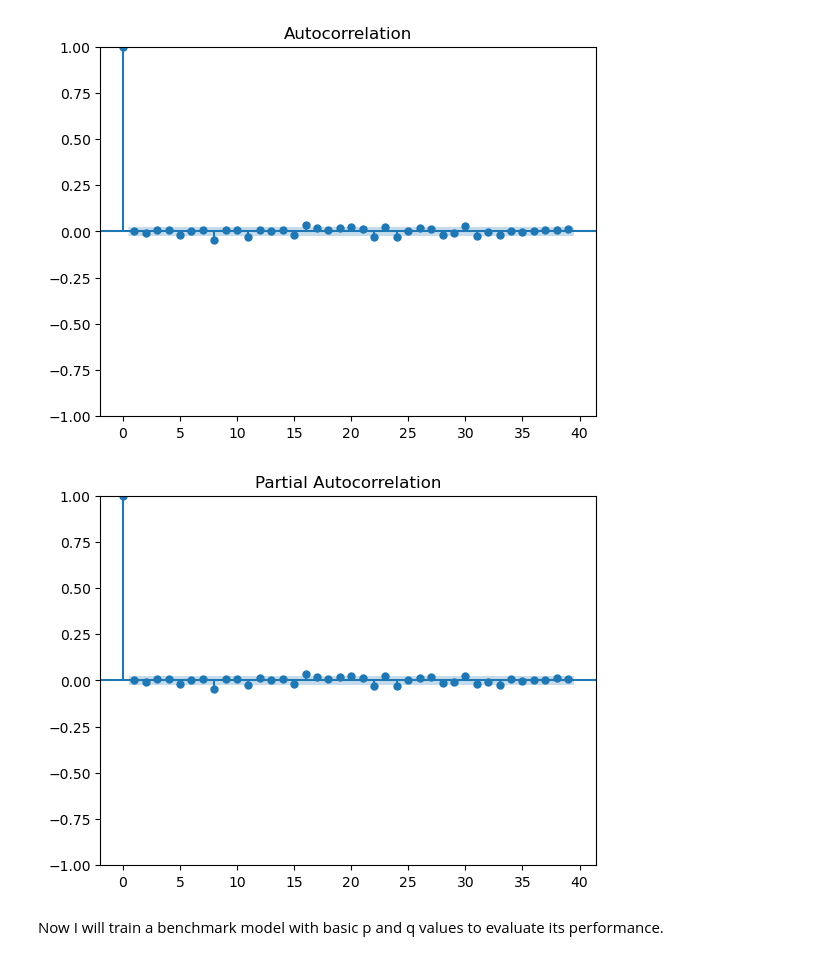
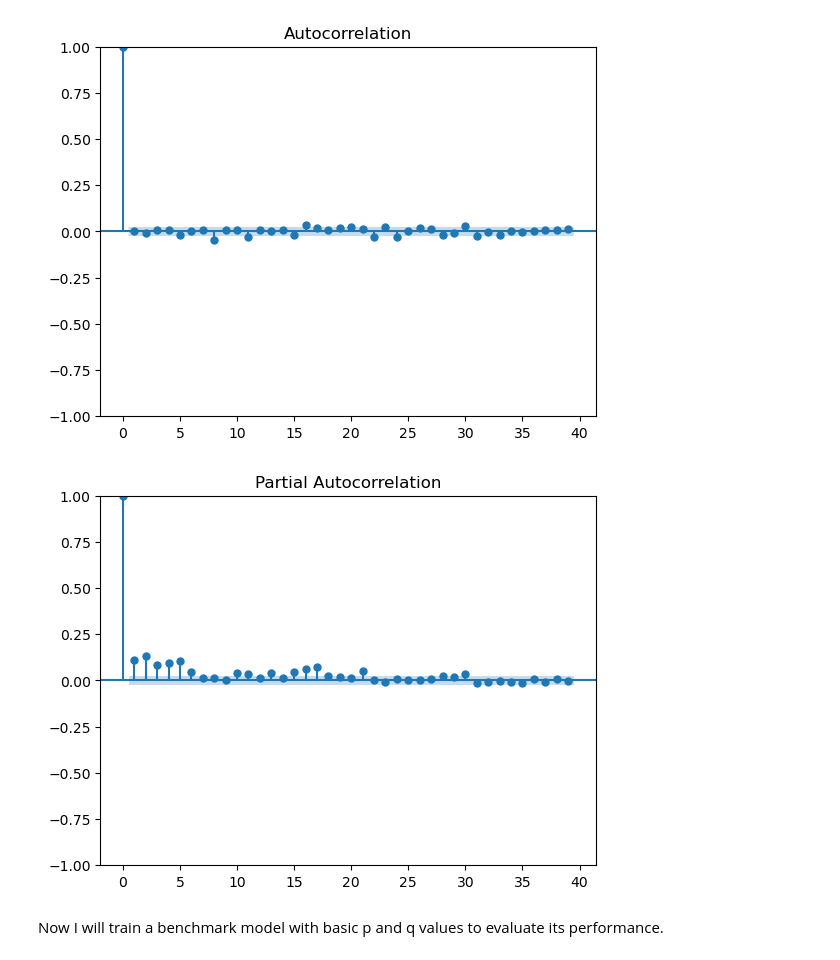
Before and after one commit to spencerhirsch/mlwhite, a Jupyter notebook: projects/project1/project1.ipynb, the cells around one changed output. Saved outputs shown, nothing was run; the diff lists cells and outputs as text; code cells hidden in the pictures.

```diff
--- a/projects/project1/project1.ipynb
+++ b/projects/project1/project1.ipynb
@@ -388,6 +414,8 @@ The Generalized Autoregressive Conditional Heteroskedasticity (GARCH) is another
 Before training the model I analyzed the percent change in the stock price to model the volatility of the price of the stock over the course of its existence.
 # %%
 data = pd.read_csv('combined.csv')
+data['Date'] = pd.to_datetime(data['Date'])
+data.set_index('Date', inplace=True)
 returns = 100 * data['NVDA_Close'].pct_change().dropna()
 plt.figure(figsize=(10, 4))
 plt.plot(returns)
@@ -405,10 +433,10 @@ plt.show()
 # %% [output]
 [figure]
 # %%
-plot_pacf(returns)
+plot_pacf(returns**2)
 plt.show()
 # %% [output]
-[figure, old version]
+[figure, new version]
 # %% [markdown]
 Now I will train a benchmark model with basic p and q values to evaluate its performance.
 # %%
```
Also changed, not shown: parts of 17 cells of this notebook, 2 other files.
